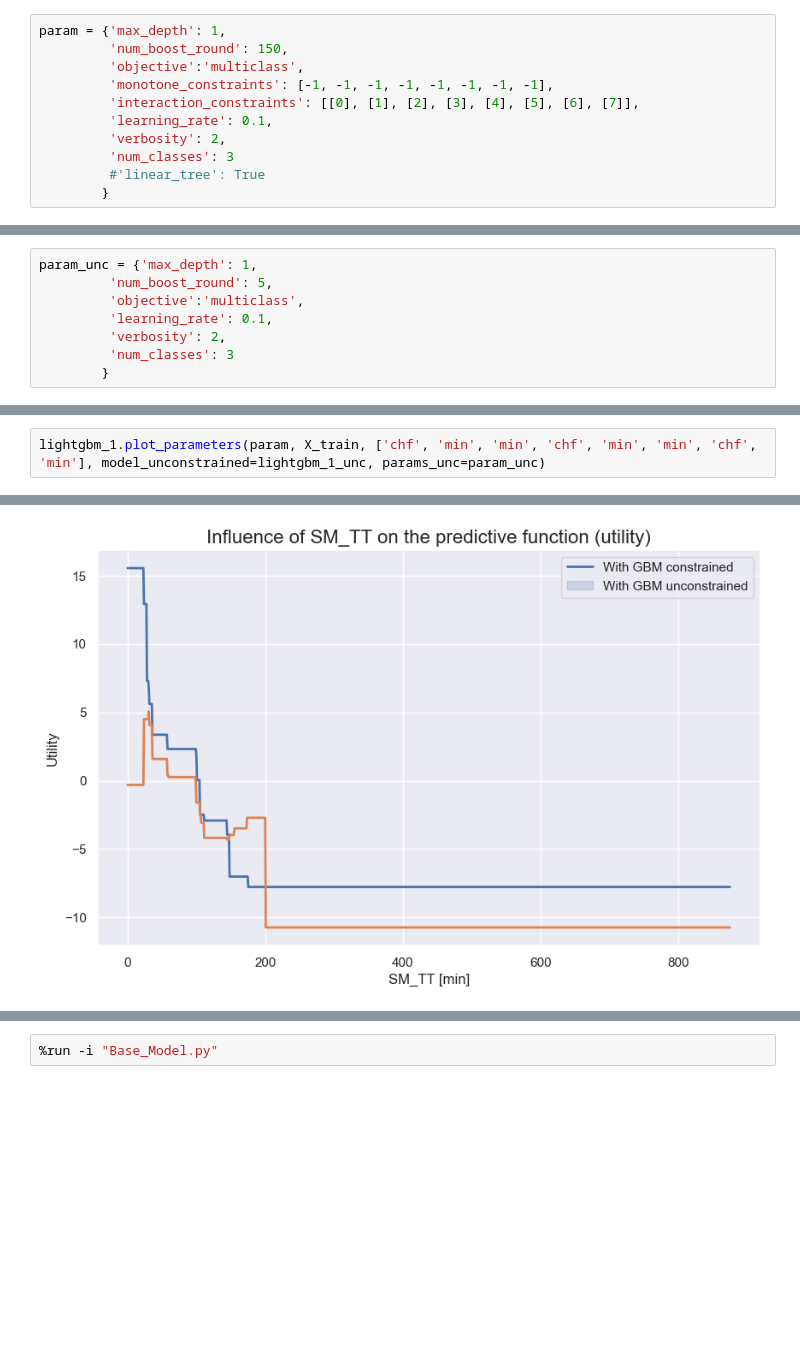
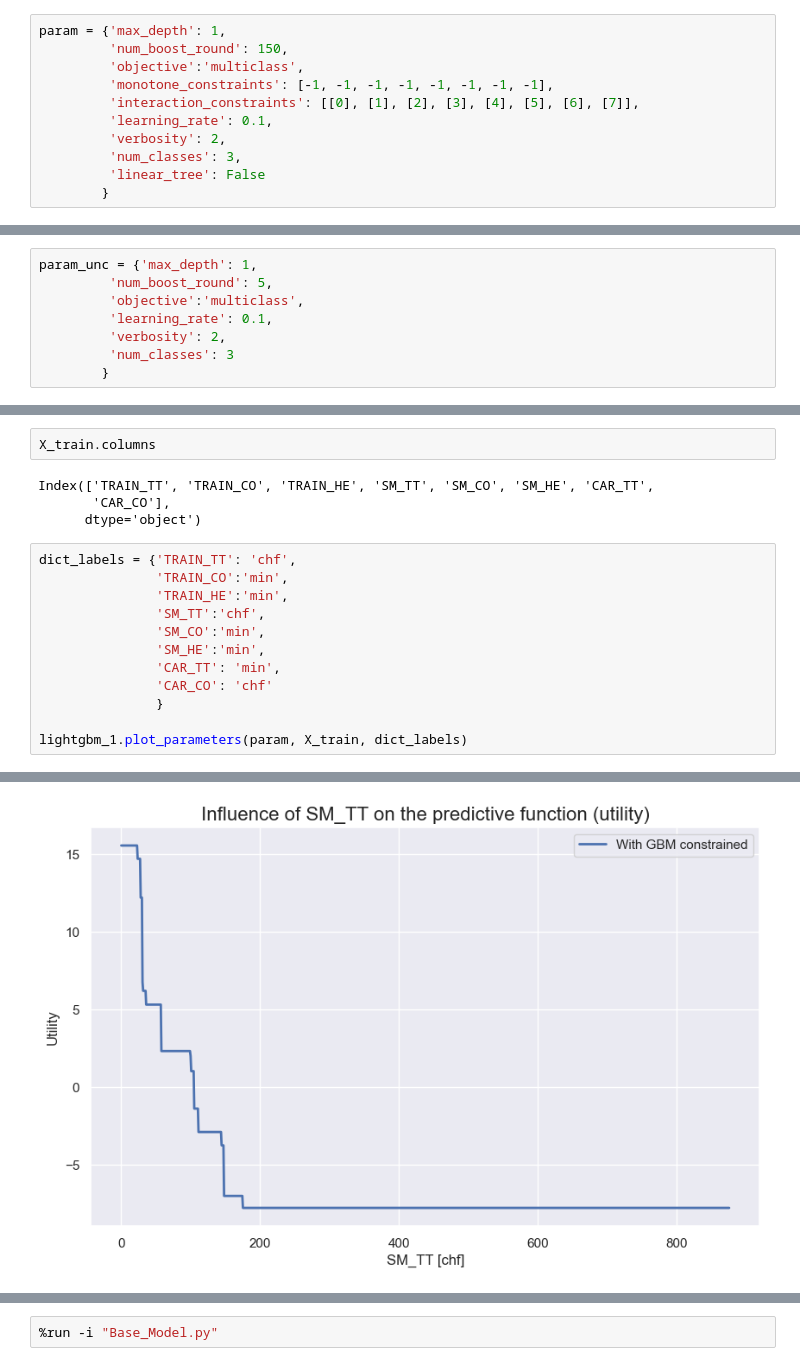
Before and after one commit to NicoSlvd/GBM-feature-extraction, a Jupyter notebook: Multiclass problem/First multiclass problem.ipynb, the cells around one changed output, grey strips where cells are left out. Drawn from its saved outputs; the diff is of its cells as text; blank space fills up the shorter version.

```diff
--- a/Multiclass problem/First multiclass problem.ipynb
+++ b/Multiclass problem/First multiclass problem.ipynb
@@ -42,8 +42,8 @@ param = {'max_depth': 1,
          'interaction_constraints': [[0], [1], [2], [3], [4], [5], [6], [7]],
          'learning_rate': 0.1,
          'verbosity': 2,
-         'num_classes': 3
-         #'linear_tree': True
+         'num_classes': 3,
+         'linear_tree': False
         }
 # %%
 train_data = lgb.Dataset(X_train, label=y_train, free_raw_data=False)
@@ -127,6 +144,22 @@ You can set `force_col_wise=true` to remove the overhead.
 [LightGBM] [Debug] Trained a tree with leaves = 2 and depth = 1
 [LightGBM] [Debug] Trained a tree with leaves = 2 and depth = 1
 [5]     valid_0's multi_logloss: 0.841165
+# %%
+X_train.columns
+# %% [output]
+Index(['TRAIN_TT', 'TRAIN_CO', 'TRAIN_HE', 'SM_TT', 'SM_CO', 'SM_HE', 'CAR_TT',
+       'CAR_CO'],
+      dtype='object')
 # %%
-lightgbm_1.plot_parameters(param, X_train, ['chf', 'min', 'min', 'chf', 'min', 'min', 'chf', 'min'], model_unconstrained=lightgbm_1_unc, params_unc=param_unc)
+dict_labels = {'TRAIN_TT': 'chf',
+               'TRAIN_CO':'min',
+               'TRAIN_HE':'min',
+               'SM_TT':'chf',
+               'SM_CO':'min',
+               'SM_HE':'min',
+               'CAR_TT': 'min',
+               'CAR_CO': 'chf'
+               }
+
+lightgbm_1.plot_parameters(param, X_train, dict_labels)
 # %% [output]
@@ -137 +170 @@ lightgbm_1.plot_parameters(param, X_train, ['chf', 'min', 'min', 'chf', 'min', '
-[figure, old version]
+[figure, new version]
```
Also changed, not shown: parts of 4 cells of this notebook, 3 other files.
